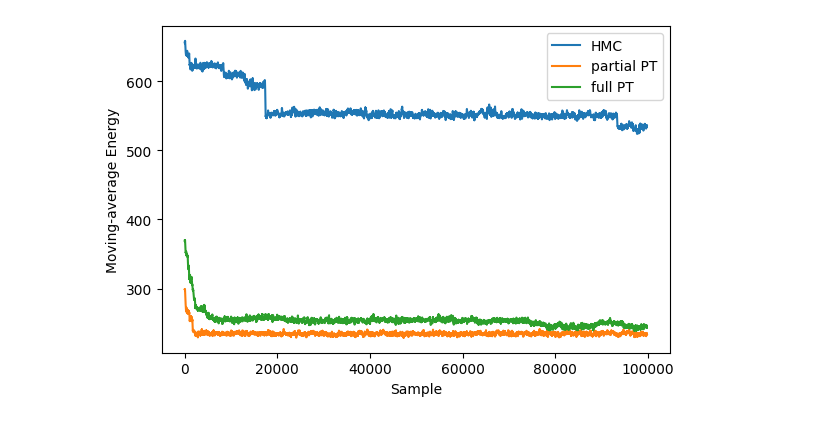
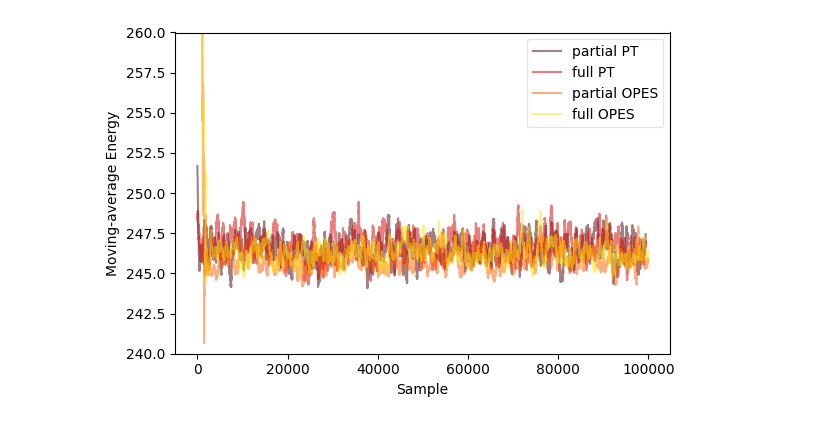
Before and after one commit to hannakjellson/Sampling-for-age-depth-modelling, a Jupyter notebook: python/src/age_depth_models/comparison_plots.ipynb, the cells around one changed output. Cells and saved outputs as stored; diff of their text form; code cells hidden in the pictures.

```diff
--- a/python/src/age_depth_models/comparison_plots.ipynb
+++ b/python/src/age_depth_models/comparison_plots.ipynb
@@ -1,4 +1,8 @@
 # %%
 import numpy as np
 import matplotlib.pyplot as plt
+# %%
+cmap = plt.get_cmap("hot")
+
+colors = [cmap(x) for x in np.linspace(0.1, 0.9, 5)]
 # %%
@@ -13,20 +79,29 @@ PT_energy_full = np.load(f"PT_full_likelihood/output/{data_name}/{version}/800f5
 # %%
-window = 100
+window = 500
 
 fig, ax = plt.subplots(figsize=(6, 4))
 
-# hmc_ma = np.convolve(HMC_energy[0, 100:], np.ones(window)/window, mode='valid')
+hmc_ma = np.convolve(HMC_energy[0, 100:], np.ones(window)/window, mode='valid')
 ptp_ma = np.convolve(PT_energy_partial[-1, 100:], np.ones(window)/window, mode='valid')
 ptf_ma = np.convolve(PT_energy_full[-1, 100:], np.ones(window)/window, mode='valid')
 
-# ax.plot(hmc_ma, label="HMC")
-ax.plot(ptp_ma, label="partial PT")
-ax.plot(ptf_ma, label="full PT")
+opesp_ma = running_weighted_mean(OPES_energy_partial[:, 100:], np.exp(OPES_bias_partial[:, 100:]), window)
+opesf_ma = running_weighted_mean(OPES_energy_full[:, 100:], np.exp(OPES_bias_full[:, 100:]), window)
 
-ax.legend()
+ax.plot(ptp_ma, label="partial PT", alpha = 0.5, color = colors[0])
+ax.plot(ptf_ma, label="full PT", alpha = 0.5, color = colors[1])
+ax.plot(opesp_ma, label="partial OPES", alpha = 0.5, color = colors[2])
+ax.plot(opesf_ma, label="full OPES", alpha = 0.5, color = colors[3])
+# ax.plot(hmc_ma, label="HMC", alpha = 0.5, color = colors[4])
+
+ax.legend(framealpha=0.5, loc = "upper right")
 ax.set_xlabel("Sample")
 ax.set_ylabel("Moving-average Energy")
+# plt.ylim([230, 260])
+# plt.ylim([350, 600])
+plt.ylim([240, 260])
 plt.tight_layout()
+plt.savefig(f"comparison_{data_name}.jpg")
 plt.show()
 # %% [output]
-[figure, old version]
+[figure, new version]
```
Also changed, not shown: parts of 2 cells of this notebook, 15 other files.
